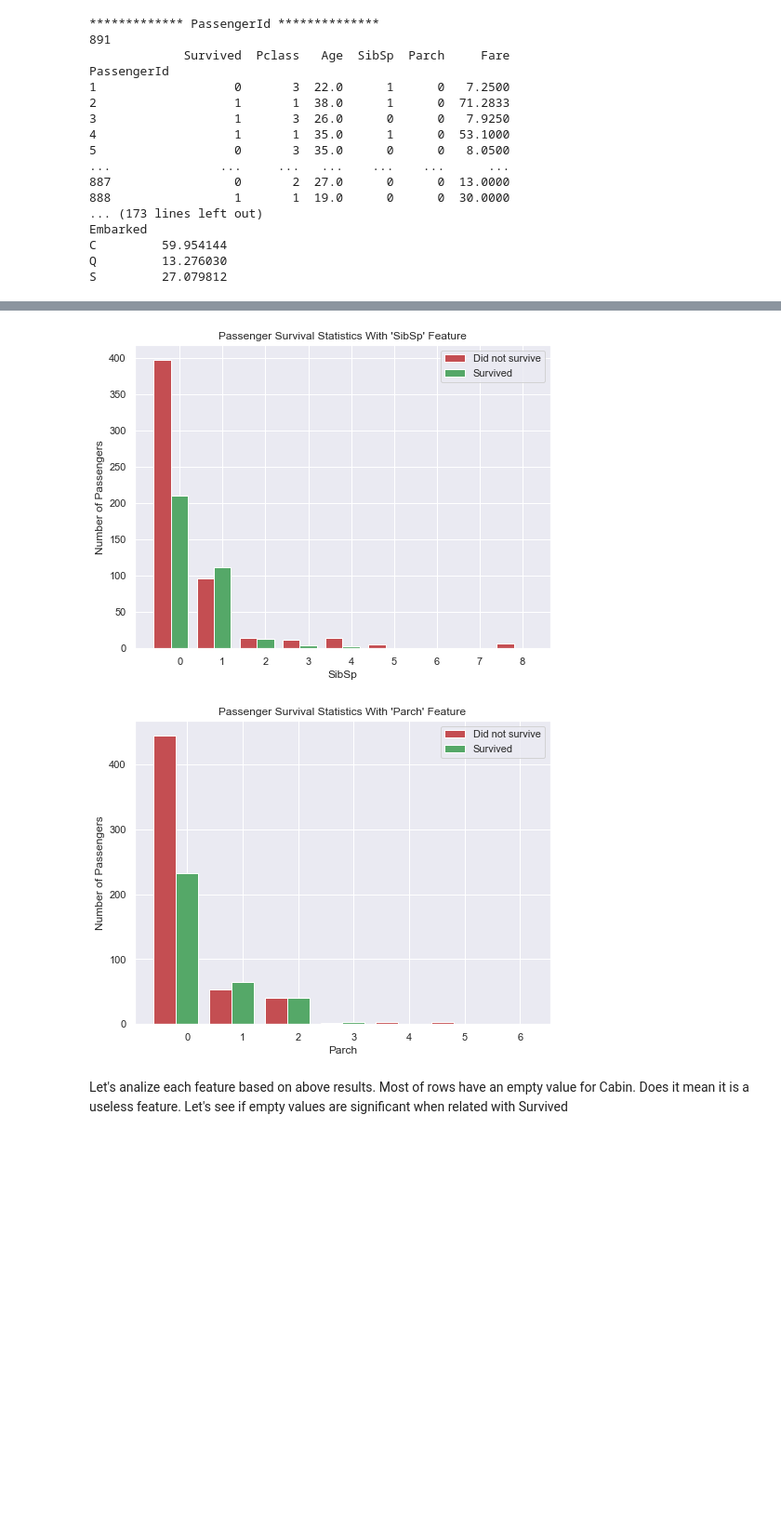
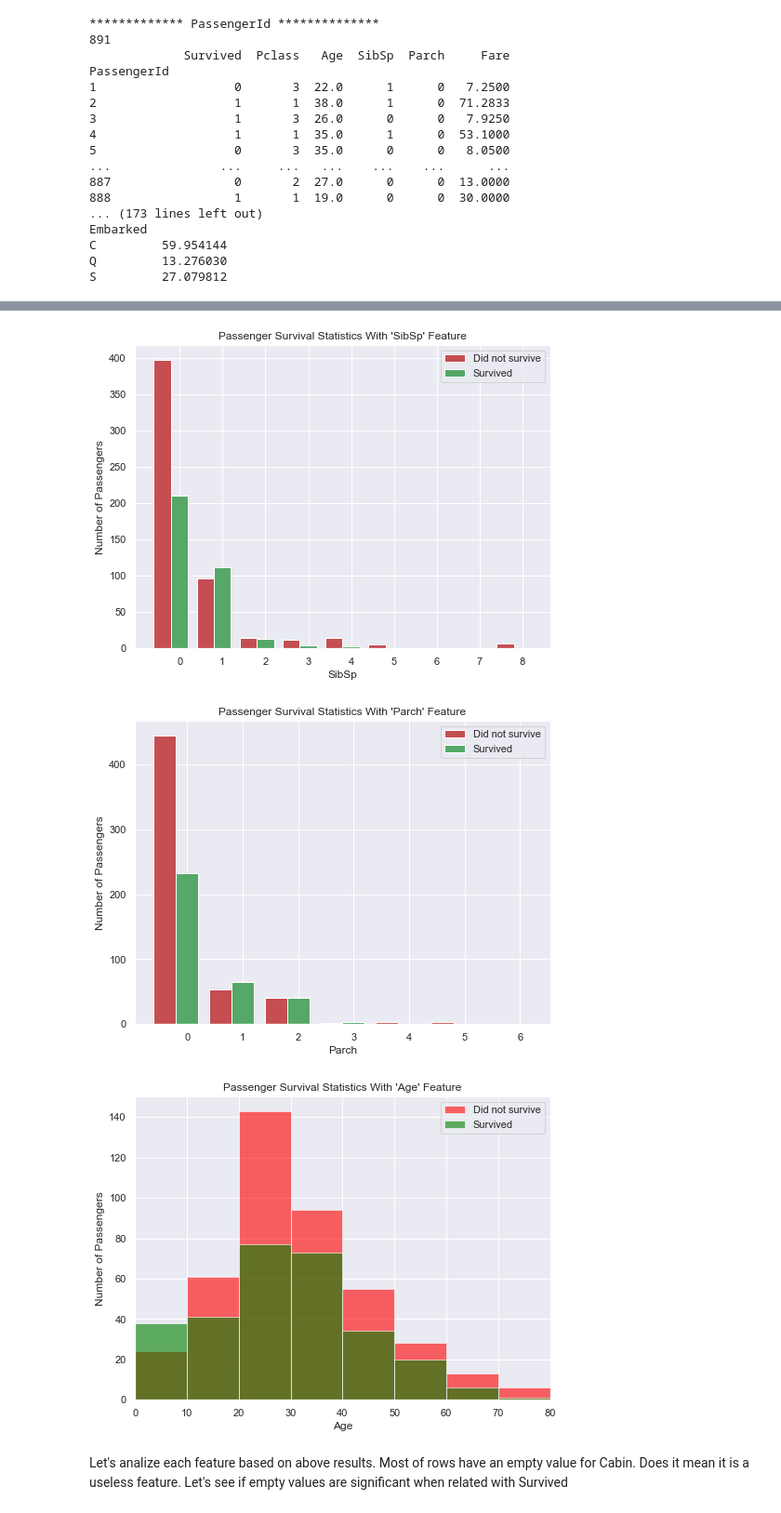
Before and after one commit to manolomaldonado/ml-kaggle, a Jupyter notebook: titanic/project.ipynb, the cells around one changed output, grey strips where cells are left out. Shown at 93% size. Drawn from its saved outputs; the diff is of its cells as text; code cells hidden in the pictures; blank space fills up the shorter version.

```diff
--- a/titanic/project.ipynb
+++ b/titanic/project.ipynb
@@ -98,10 +98,12 @@ S         27.079812
 # %%
 vs.survival_stats(dataset.drop('Survived', axis=1), dataset['Survived'], 'Sex')
 vs.survival_stats(dataset.drop('Survived', axis=1), dataset['Survived'], 'Pclass')
 vs.survival_stats(dataset.drop('Survived', axis=1), dataset['Survived'], 'SibSp')
 vs.survival_stats(dataset.drop('Survived', axis=1), dataset['Survived'], 'Parch')
+vs.survival_stats(dataset.drop('Survived', axis=1), dataset['Survived'], 'Age')
 # %% [output]
 [figure]
 [figure]
 [figure]
 [figure]
+[figure, added]
```
Also changed, not shown: parts of 22 cells of this notebook, 13 other files.
